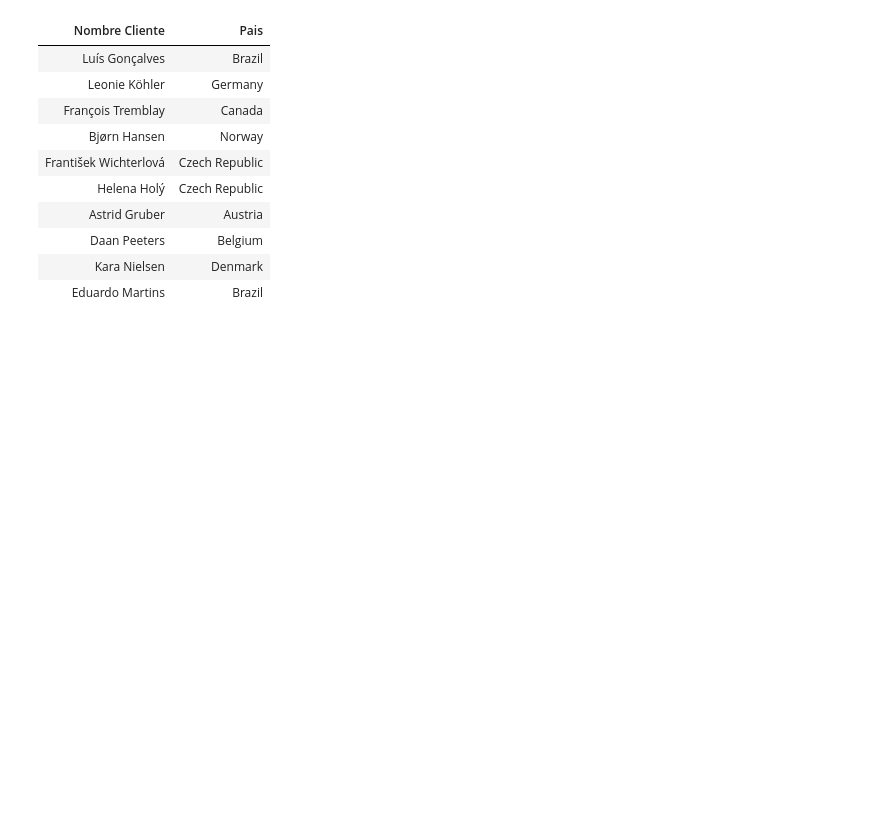
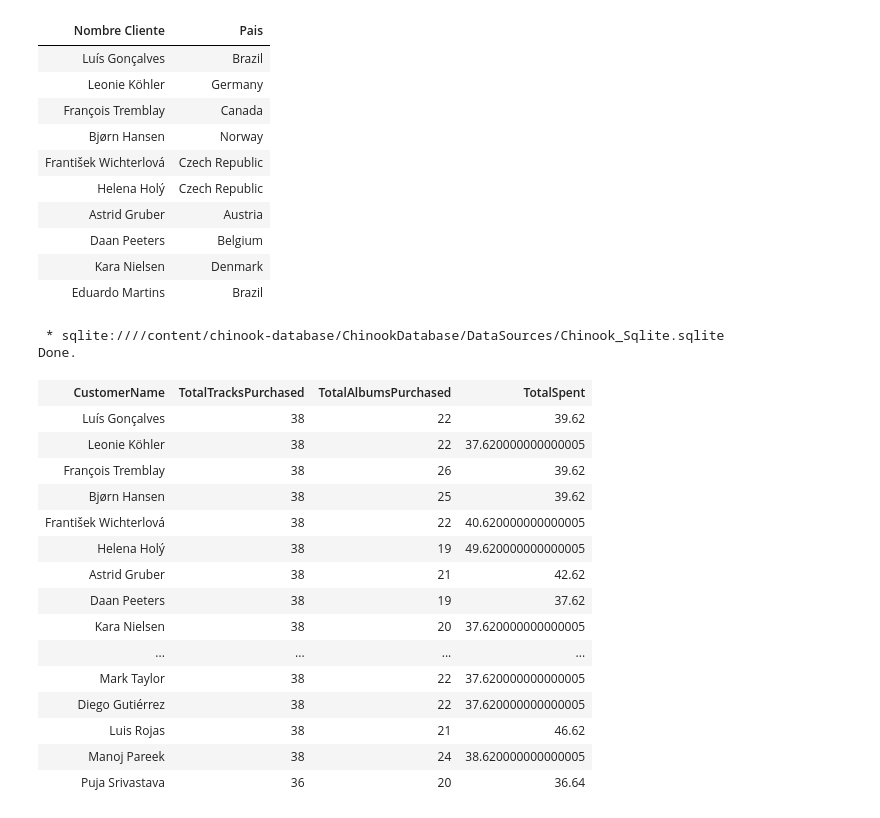
Before and after one commit to adigenova/uohdb, a Jupyter notebook: code/SQL_V_chinook_db.ipynb, the cells around one changed output. Drawn from its saved outputs; the diff is of its cells as text; code cells hidden in the pictures; blank space fills up the shorter version.

```diff
--- a/code/SQL_V_chinook_db.ipynb
+++ b/code/SQL_V_chinook_db.ipynb
@@ -227,3 +236,32 @@ Done.
 | Daan Peeters | Belgium |
 | Kara Nielsen | Denmark |
 | Eduardo Martins | Brazil |
+# %%
+%%sql
+SELECT c.FirstName || ' ' || c.LastName AS CustomerName,
+       (SELECT COUNT(*) FROM invoiceline WHERE InvoiceId IN
+           (SELECT InvoiceId FROM invoice WHERE CustomerId = c.CustomerId)) AS TotalTracksPurchased,
+       (SELECT COUNT(DISTINCT AlbumId) FROM
+           (SELECT AlbumId FROM invoiceline INNER JOIN track ON invoiceline.TrackId = track.TrackId
+            WHERE InvoiceId IN (SELECT InvoiceId FROM invoice WHERE CustomerId = c.CustomerId))) AS TotalAlbumsPurchased,
+       (SELECT SUM(Total) FROM invoice WHERE CustomerId = c.CustomerId) AS TotalSpent
+FROM customer c;
+# %% [output]
+ * sqlite:////content/chinook-database/ChinookDatabase/DataSources/Chinook_Sqlite.sqlite
+Done.
+| CustomerName | TotalTracksPurchased | TotalAlbumsPurchased | TotalSpent |
+| Luís Gonçalves | 38 | 22 | 39.62 |
+| Leonie Köhler | 38 | 22 | 37.620000000000005 |
+| François Tremblay | 38 | 26 | 39.62 |
+| Bjørn Hansen | 38 | 25 | 39.62 |
+| František Wichterlová | 38 | 22 | 40.620000000000005 |
+| Helena Holý | 38 | 19 | 49.620000000000005 |
+| Astrid Gruber | 38 | 21 | 42.62 |
+| Daan Peeters | 38 | 19 | 37.62 |
+| Kara Nielsen | 38 | 20 | 37.620000000000005 |
+| ... | ... | ... | ... |
+| Mark Taylor | 38 | 22 | 37.620000000000005 |
+| Diego Gutiérrez | 38 | 22 | 37.620000000000005 |
+| Luis Rojas | 38 | 21 | 46.62 |
+| Manoj Pareek | 38 | 24 | 38.620000000000005 |
+| Puja Srivastava | 36 | 20 | 36.64 |
```
Also changed, not shown: parts of 2 cells of this notebook.
